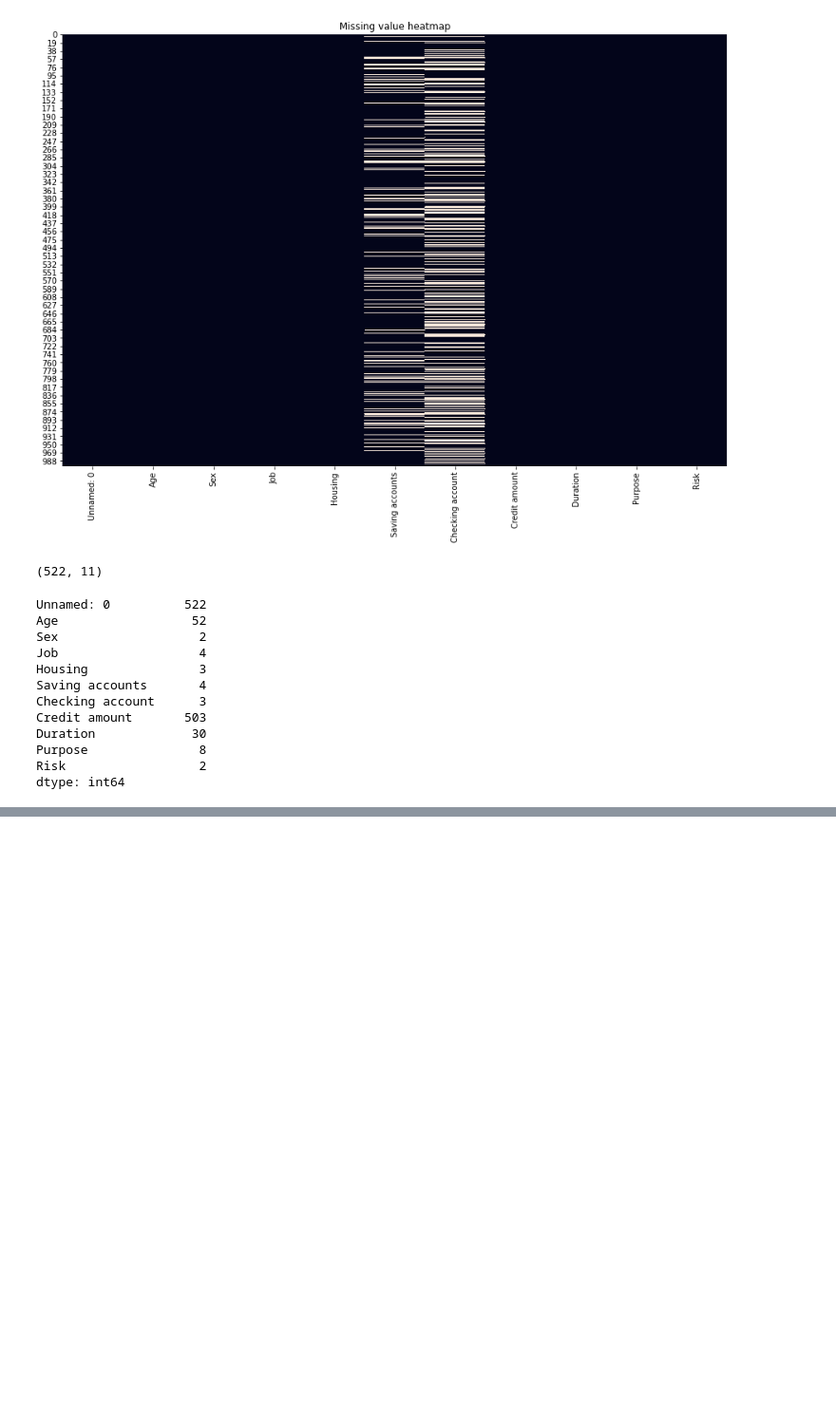
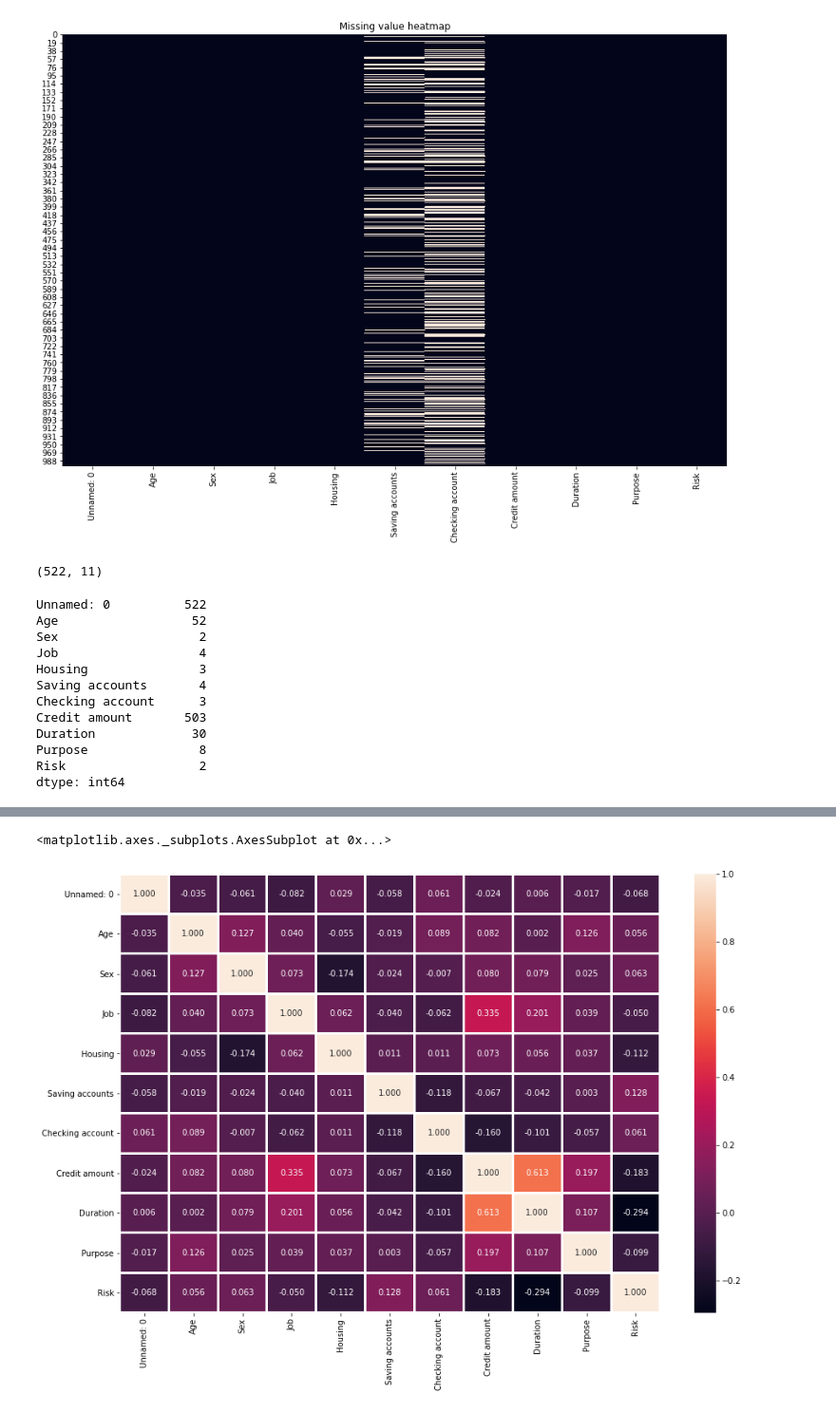
Before and after one commit to stepanov2112/Machine-Learning, a Jupyter notebook: ML_regression.ipynb, the cells around one changed output, grey strips where cells are left out. Shown at 95% size. Cells and saved outputs as stored; diff of their text form; code cells hidden in the pictures; blank space fills up the shorter version.

```diff
--- a/ML_regression.ipynb
+++ b/ML_regression.ipynb
@@ -80,0 +83,5 @@ dtype: int64
+# %%
+du = {"Sex":[],"Housing":[],"Saving accounts":[],"Checking account":[],"Purpose":[],"Risk":[]}
+for i in du.keys():
+    du[i] = dataset[i].unique()
+du
@@ -80,0 +97,7 @@ dtype: int64
+# %%
+du_encoder, du_decoder = du.copy(), du.copy()
+for i in du:
+    du_encoder[i] = { du[i][j]:j for j in range(0, len(du[i]))}
+    du_decoder[i] = { j:du[i][j] for j in range(0, len(du[i]))}
+
+du_encoder, du_decoder
@@ -80,0 +122,5 @@ dtype: int64
+# %%
+data = dataset.copy()
+for i in du_encoder:
+    data[i] = data[i].map(du_encoder[i])
+data.head()
@@ -80,0 +155,6 @@ dtype: int64
+# %%
+plt.figure(figsize=(15, 10))
+sns.heatmap(data.corr(),annot=True, fmt='.3f', linewidths=2)
+# %% [output]
+<matplotlib.axes._subplots.AxesSubplot at 0x...>
+[figure, added]
```
Also changed, not shown: parts of 19 cells of this notebook.
